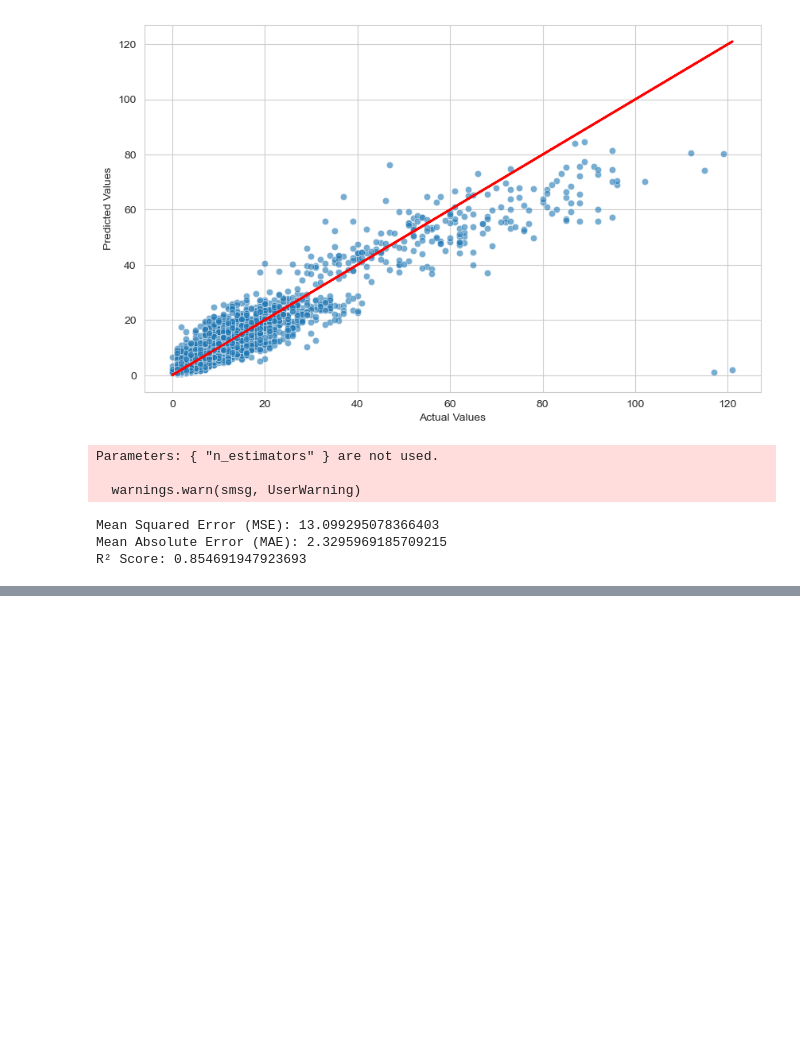
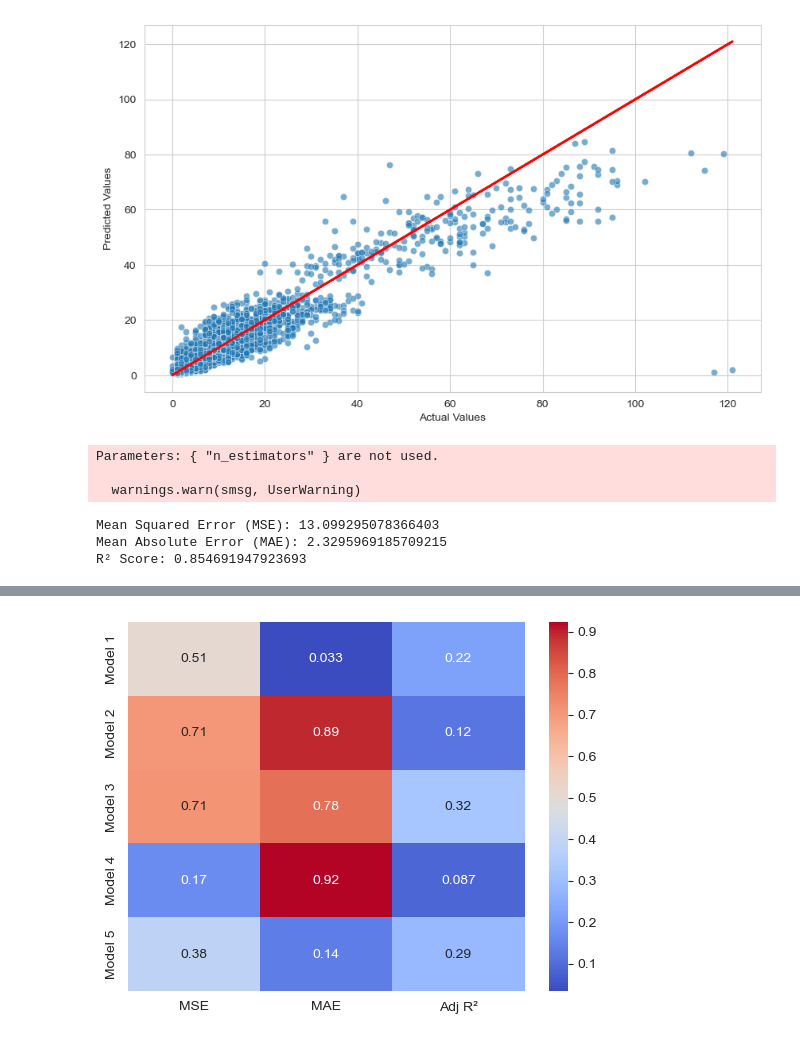
Before and after one commit to mraminamiri/National_Accident, a Jupyter notebook: ensemble regression.ipynb, the cells around one changed output, grey strips where cells are left out. Drawn from its saved outputs; the diff is of its cells as text; code cells hidden in the pictures; blank space fills up the shorter version.

```diff
--- a/ensemble regression.ipynb
+++ b/ensemble regression.ipynb
@@ -287,0 +1030,23 @@ R² Score: 0.854691947923693
+# %%
+import seaborn as sns
+import pandas as pd
+
+# تعداد مدل‌ها و معیارها
+n_models = 5
+n_metrics = 3
+
+# داده‌های تصادفی (جایگزین کنید با داده‌های واقعی شما)
+data = np.random.rand(n_models, n_metrics)
+
+# نام مدل‌ها و معیارها
+models = ['Model 1', 'Model 2', 'Model 3', 'Model 4', 'Model 5']
+metrics = ['MSE', 'MAE', 'Adj R²']
+
+# تبدیل داده‌ها به DataFrame
+df = pd.DataFrame(data, index=models, columns=metrics)
+
+# رسم هیت‌مپ
+sns.heatmap(df, annot=True, cmap='coolwarm')
+plt.show()
+# %% [output]
+[figure, added]
```
Also changed, not shown: parts of 30 cells of this notebook.
